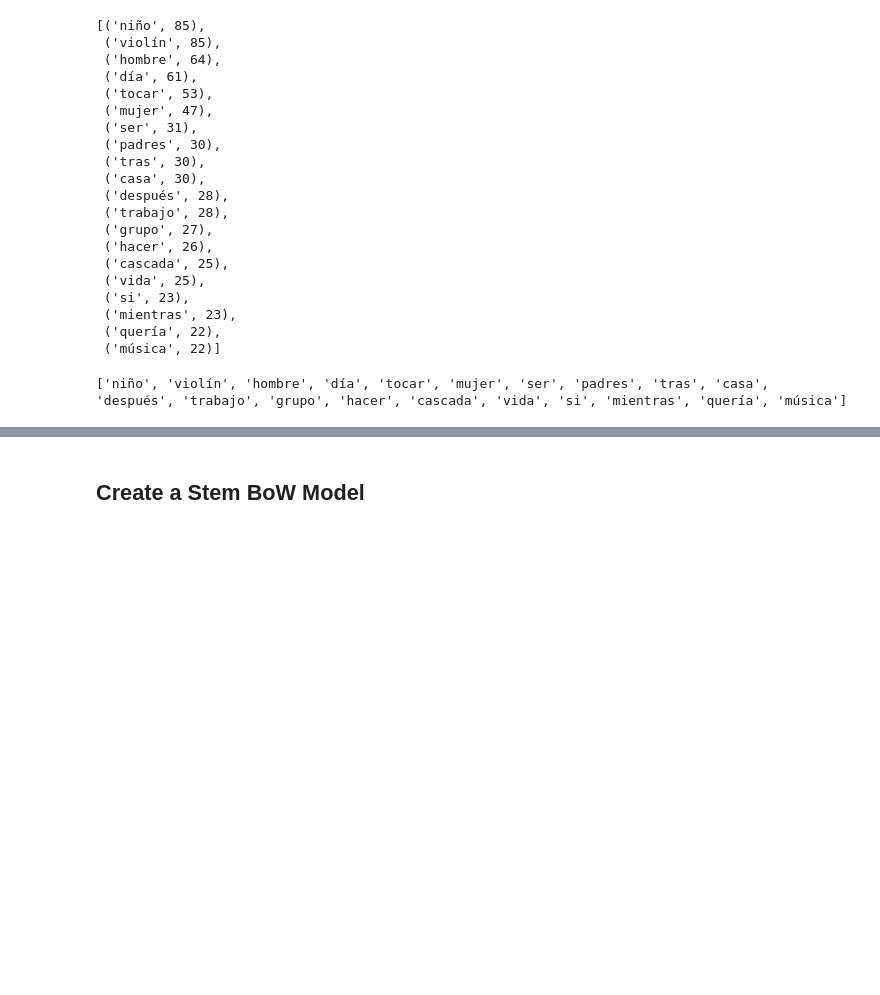
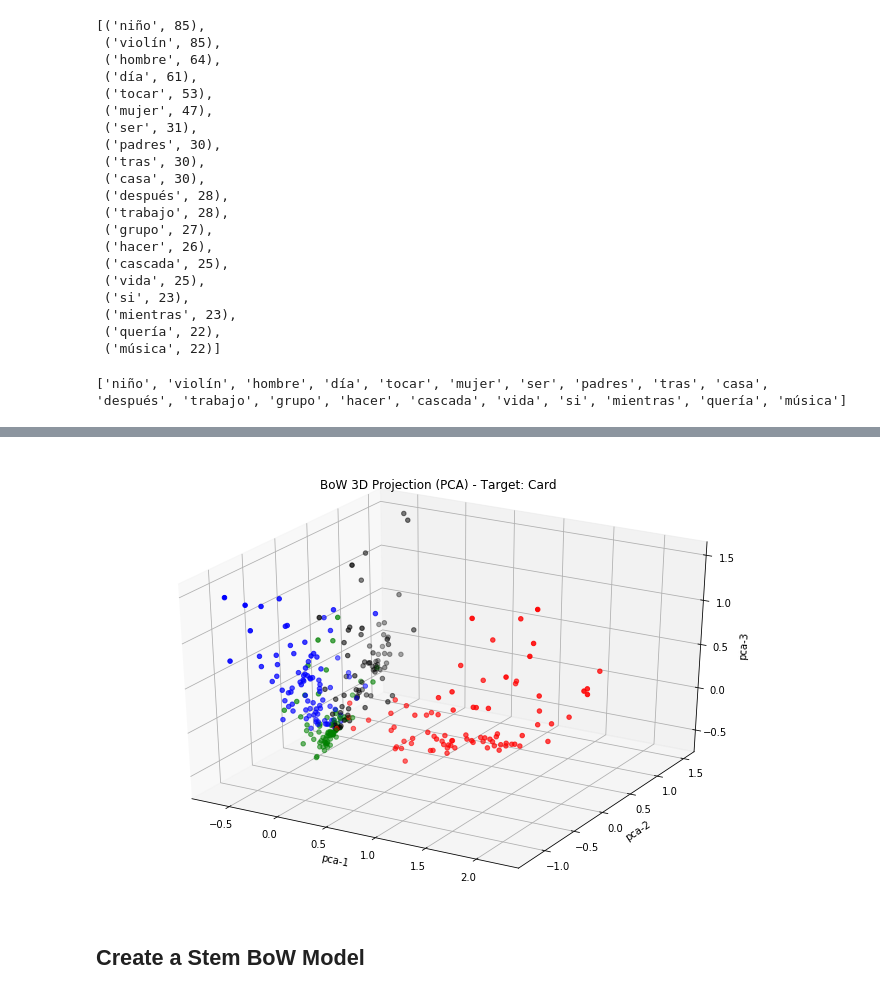
Before and after one commit to raul-arrabales/alexithymic-lang, a Jupyter notebook: nlp/3_BoW.ipynb, the cells around one changed output, grey strips where cells are left out. Drawn from its saved outputs; the diff is of its cells as text; code cells hidden in the pictures; blank space fills up the shorter version.

```diff
--- a/nlp/3_BoW.ipynb
+++ b/nlp/3_BoW.ipynb
@@ -141,3 +366,19 @@ alex_df.head()
+# %%
+colors = {'9VH': 'blue', '1': 'red', '11': 'green', '13HM': 'black'}
+ax = plt.figure(figsize=(12,8)).gca(projection='3d')
+ax.scatter(
+    xs=cards_df["pca-3d-1"],
+    ys=cards_df["pca-3d-2"],
+    zs=cards_df["pca-3d-3"],
+    c=cards_df['Card'].apply(lambda x: colors[x])
+)
+ax.set_xlabel('pca-1')
+ax.set_ylabel('pca-2')
+ax.set_zlabel('pca-3')
+plt.title("BoW 3D Projection (PCA) - Target: Card")
+plt.show()
+# %% [output]
+[figure, added]
 # %% [markdown]
 ## Create a Stem BoW Model
 # %%
```
Also changed, not shown: parts of 66 cells of this notebook.
